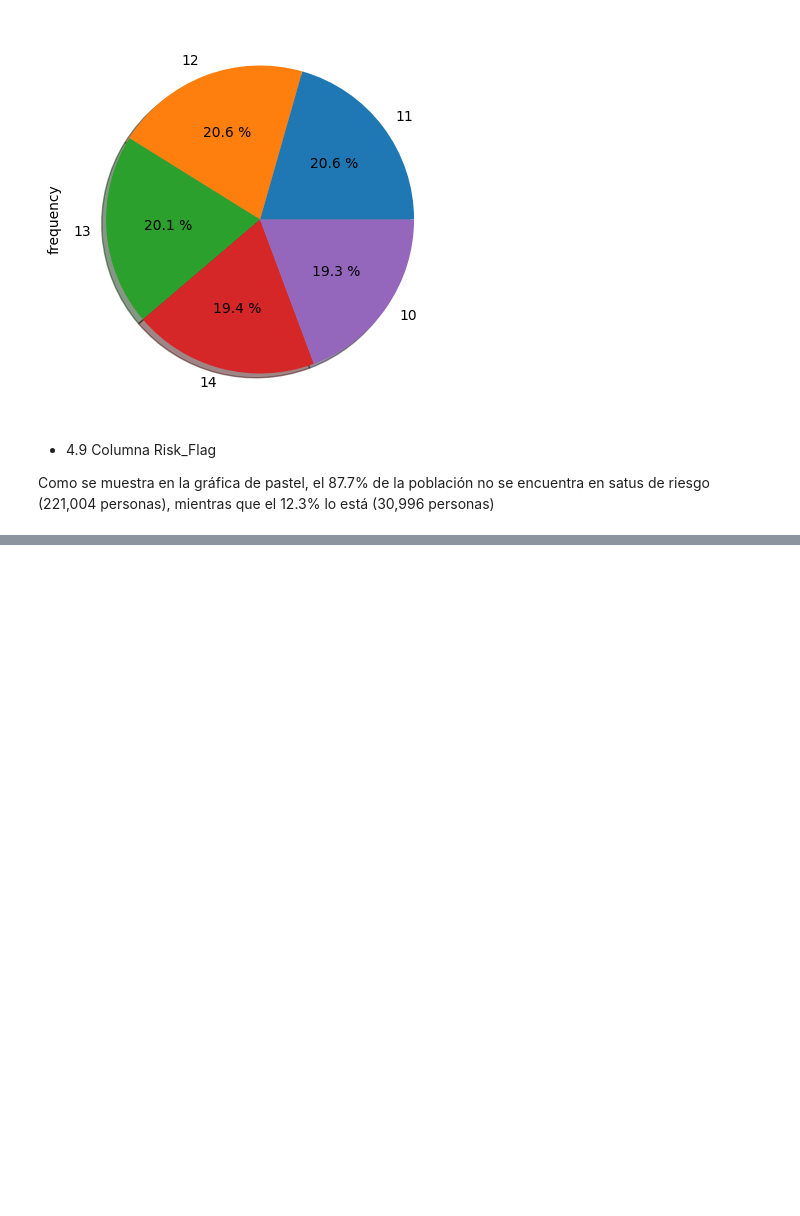
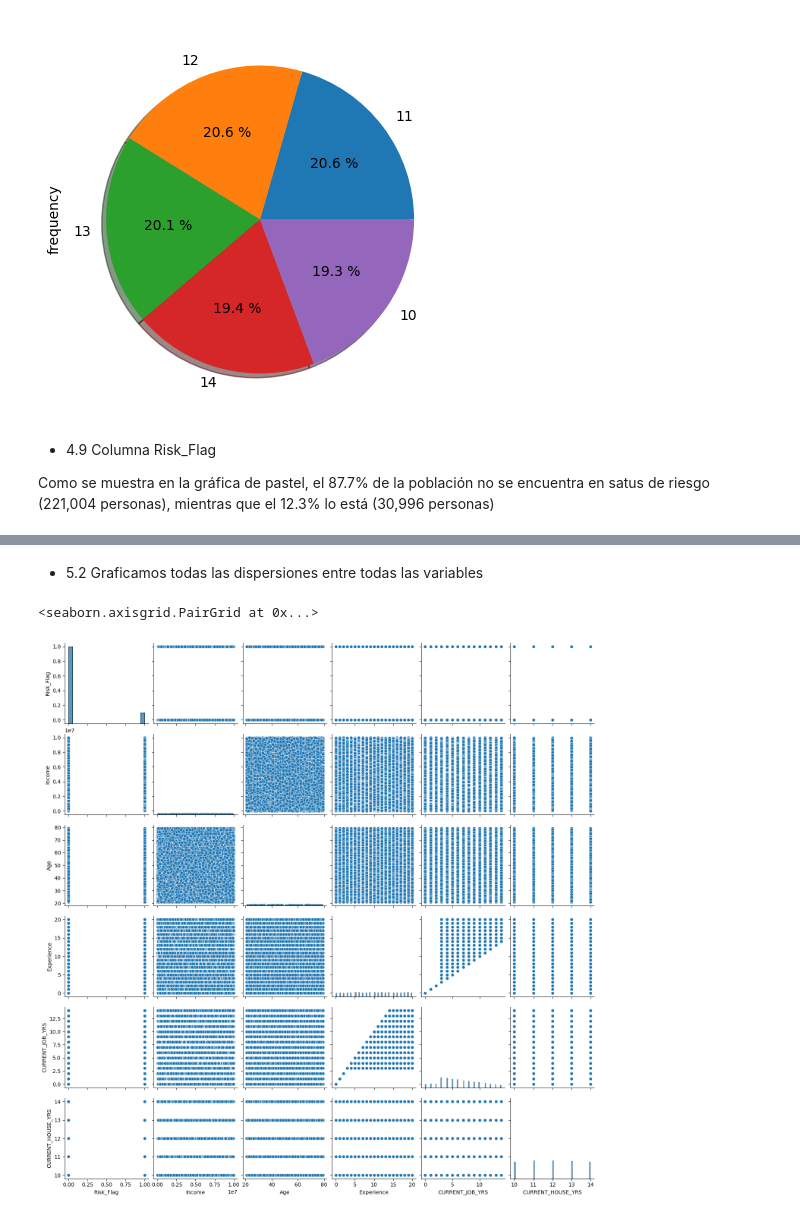
Before and after one commit to JIsraP/Actividad6_RegresionLinealMultipleyNoLineal, a Jupyter notebook: Act6.1.ipynb, the cells around one changed output, grey strips where cells are left out. Cells and saved outputs as stored; diff of their text form; code cells hidden in the pictures; blank space fills up the shorter version.

Commit message:
checar heatmap en clase

```diff
--- a/Act6.1.ipynb
+++ b/Act6.1.ipynb
@@ -420,0 +445,6 @@ Personas en riesgo: 30996
+# %%
+dataCualitativas  = dataClean.iloc[: , [0, 1, 2, 3, 4, 5]]
+dataCuantitativas = dataClean.iloc[: , [6, 7, 8, 9, 10, 11]]
+
+print(f'Columnas cualitativas: {dataCualitativas.columns}')
+print(f'\n\nColumnas cuantitativas: {dataCuantitativas.columns}')
@@ -420,0 +460,7 @@ Personas en riesgo: 30996
+# %% [markdown]
+- 5.2 Graficamos todas las dispersiones entre todas las variables
+# %%
+sns.pairplot(dataCuantitativas)
+# %% [output]
+<seaborn.axisgrid.PairGrid at 0x...>
+[figure, added]
```
Also changed, not shown: parts of 9 cells of this notebook.
